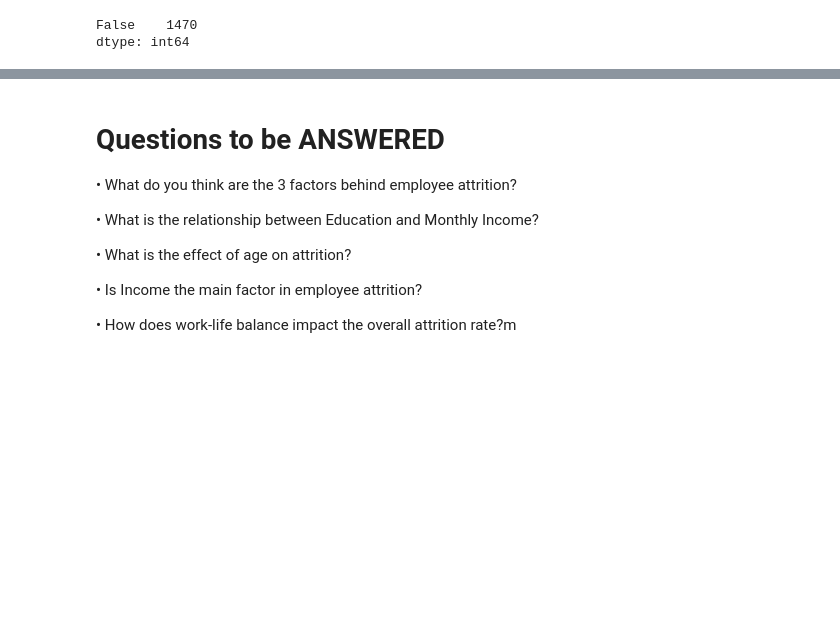
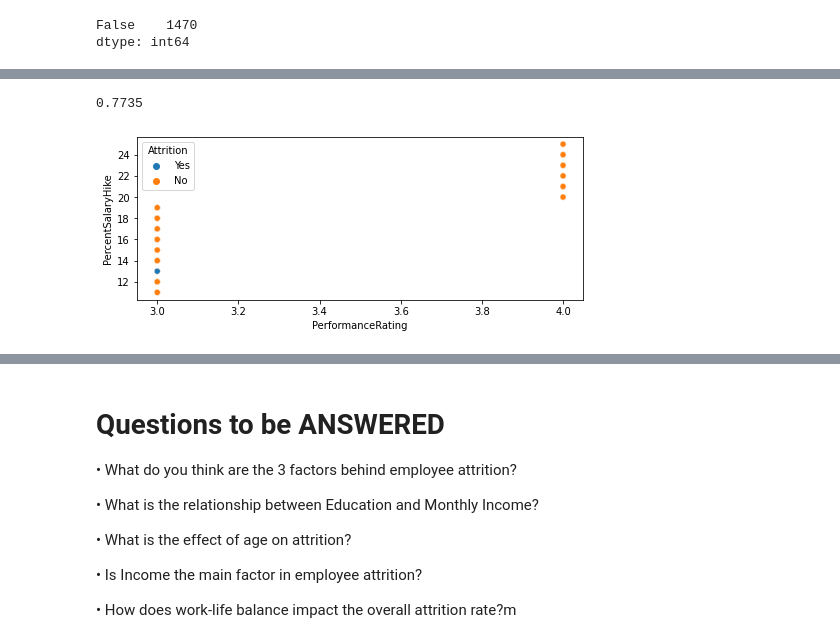
Before and after one commit to Sophiajackrich/Stutern-repo, a Jupyter notebook: Module_7_Assignment.ipynb, the cells around one changed output, grey strips where cells are left out. Drawn from its saved outputs; the diff is of its cells as text; code cells hidden in the pictures; blank space fills up the shorter version.

```diff
--- a/Module_7_Assignment.ipynb
+++ b/Module_7_Assignment.ipynb
@@ -160,0 +465,11 @@ dtype: int64
+# %%
+# Multivariate analysis: 2 numeric and 1 categorical variables
+plt.figure(figsize=[8,3])
+sns.scatterplot(data=data, x='PerformanceRating', y='PercentSalaryHike', hue='Attrition');
+# This shows that between this two columns, there is barely a reason for attrition in this category of employers.
+
+data["PerformanceRating"].corr(data["PercentSalaryHike"]).round(4)
+# This is a strong positive correlation between the both colums, meaning one most likely affects one.
+# %% [output]
+0.7735
+[figure, added]
```
Also changed, not shown: parts of 52 cells of this notebook.
